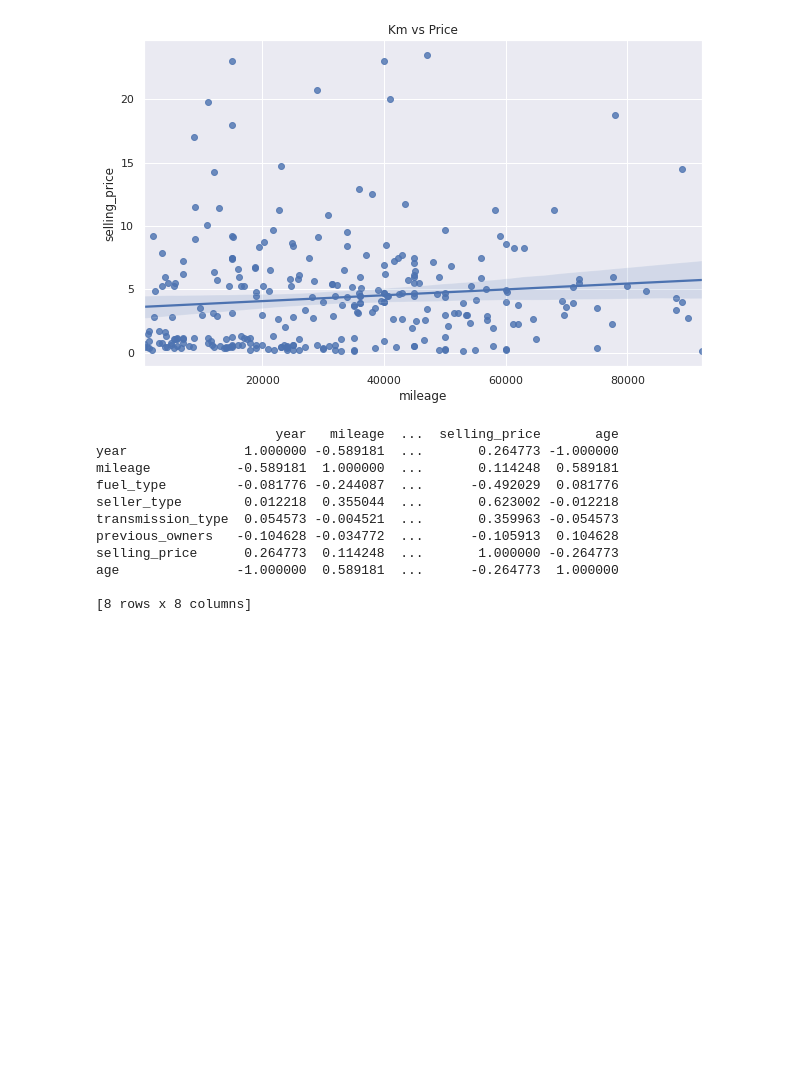
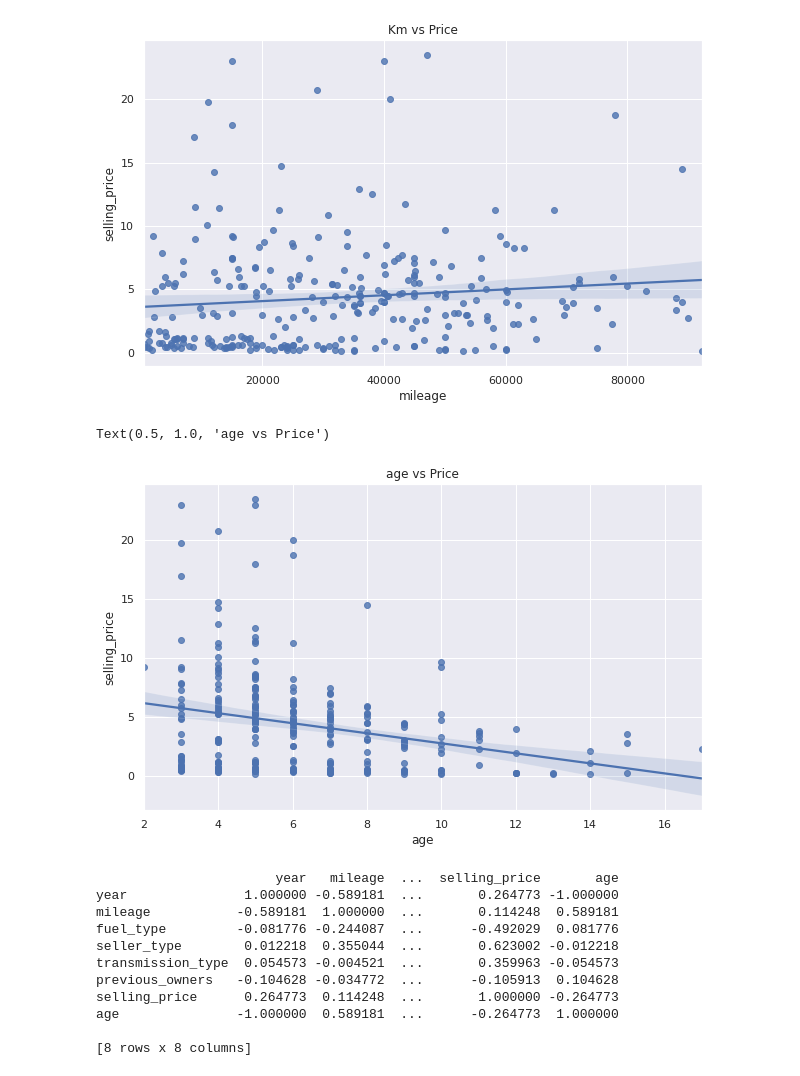
Before and after one commit to HebahAlshamlan/CITC_Task, a Jupyter notebook: CITC_Task.ipynb, the cells around one changed output. Saved outputs shown, nothing was run; the diff lists cells and outputs as text; code cells hidden in the pictures; blank space fills up the shorter version.

```diff
--- a/CITC_Task.ipynb
+++ b/CITC_Task.ipynb
@@ -254,6 +400,12 @@ sns.regplot(x='mileage', y='selling_price', data=dataset).set_title('Km vs Price
 # %% [output]
 Text(0.5, 1.0, 'Km vs Price')
 [figure]
+# %%
+plt.figure(figsize=(10,6))
+sns.regplot(x='age', y='selling_price', data=dataset).set_title('age vs Price')
+# %% [output]
+Text(0.5, 1.0, 'age vs Price')
+[figure, added]
 # %%
 print(dataset.corr())
 corr = dataset.corr()
```
Also changed, not shown: parts of 73 cells of this notebook.
